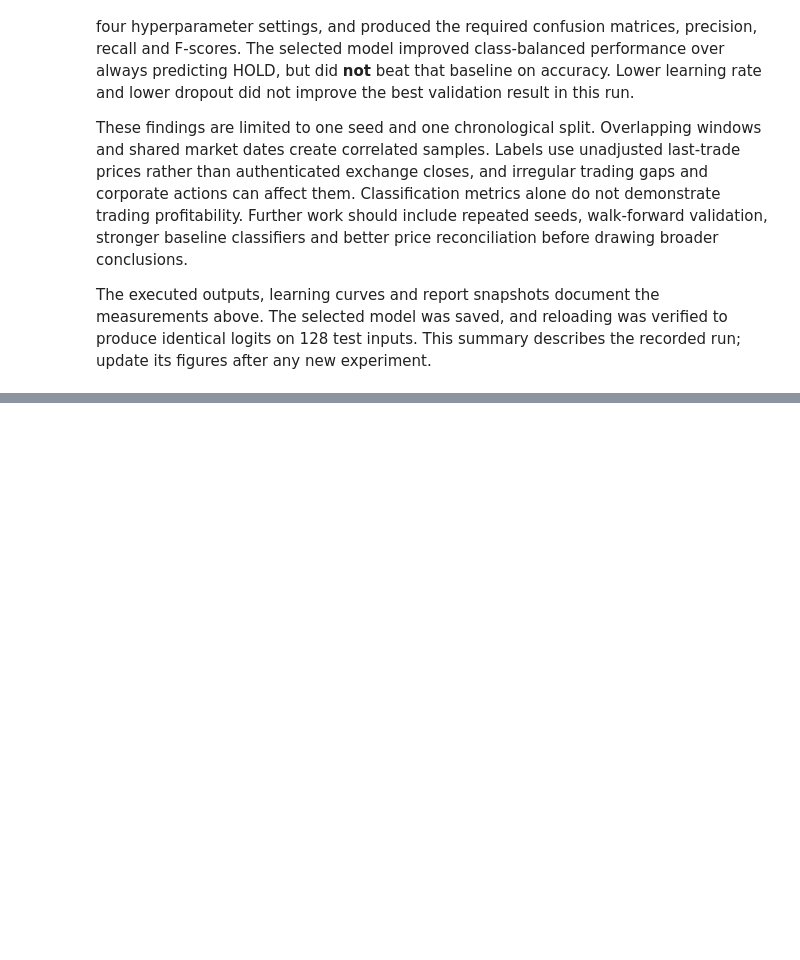
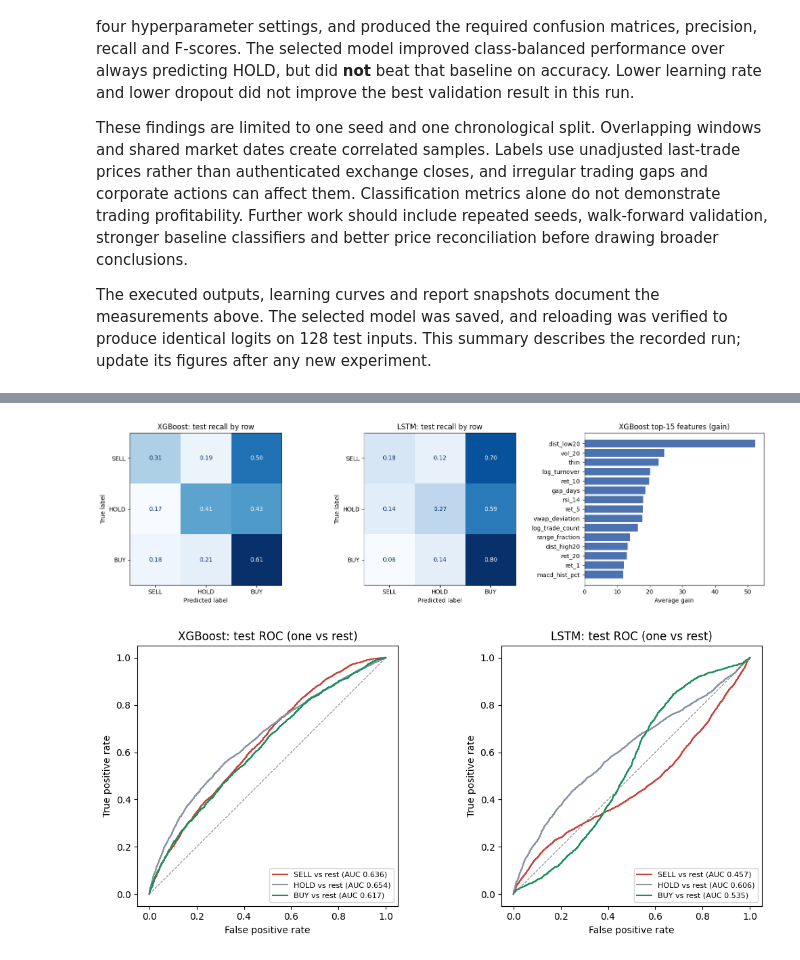
Before and after one commit to UttamChaudhary12/NepSE-Stock-Project, a Jupyter notebook: Uttam_EDA.ipynb, the cells around one changed output, grey strips where cells are left out. Saved outputs shown, nothing was run; the diff lists cells and outputs as text; code cells hidden in the pictures; blank space fills up the shorter version.

```diff
--- a/Uttam_EDA.ipynb
+++ b/Uttam_EDA.ipynb
@@ -800,0 +1231,64 @@ The executed outputs, learning curves and report snapshots document the measurem
+# %%
+from sklearn.metrics import roc_auc_score, roc_curve
+xgb_model = fit_xgb(XGB_FEATURES, FINAL_TRAIN, best_xgb, n_estimators=ablation_trees[best_set])
+xgb_pred = xgb_model.predict(p.loc[TEST, XGB_FEATURES])
+S_final, seq_mean, seq_std = scaled_matrix(TEST_START)
+seq_model, _ = train_seq(SEQ_KIND, S_final, FINAL_TRAIN, SEQ_BEST_EPOCH)
+seq_pred = predict_seq(seq_model, S_final, TEST)
+xgb_proba = xgb_model.predict_proba(p.loc[TEST, XGB_FEATURES])
+with torch.no_grad():
+    seq_model.eval()
+    seq_proba = np.concatenate([torch.softmax(seq_model(S_final[e[:, None] + OFFSETS]), 1).cpu().numpy()
+                                for e in batches(TEST, 1024)])
+assert np.array_equal(seq_proba.argmax(1), seq_pred)
+wf_scores = {'XGBoost': ablation.mean_val_macro_f1.max(), SEQ_KIND.upper(): best_seq.val_macro_f1}
+WINNER = max(wf_scores, key=wf_scores.get)
+PREDICTIONS = {'XGBoost': xgb_pred, SEQ_KIND.upper(): seq_pred, 'Always HOLD': np.ones_like(Y[TEST])}
+PROBAS = {'XGBoost': xgb_proba, SEQ_KIND.upper(): seq_proba, 'Always HOLD': np.tile([0., 1., 0.], (len(TEST), 1))}
+def auc_scores(proba):
+    """One-vs-rest AUC-ROC per class, plus macro and support-weighted averages."""
+    out = {f'AUC {c} vs rest': roc_auc_score(Y[TEST] == k, proba[:, k]) for k, c in enumerate(CLASSES)}
+    out['macro AUC'] = roc_auc_score(Y[TEST], proba, multi_class='ovr', average='macro')
+    out['weighted AUC'] = roc_auc_score(Y[TEST], proba, multi_class='ovr', average='weighted')
+    return out
+final_table = pd.DataFrame([dict(model=k, walk_forward_macro_f1=wf_scores.get(k, hold_wf),
+                                 **{f'test_{m}': v for m, v in scores(Y[TEST], pred).items()},
+                                 test_macro_auc=auc_scores(PROBAS[k])['macro AUC'])
+                            for k, pred in PREDICTIONS.items()])
+print('Model chosen by walk-forward validation:', WINNER)
+print(final_table.to_string(index=False))
+for name in sorted(['XGBoost', SEQ_KIND.upper()], key=lambda n: n != WINNER):
+    print(f'\n{name} test classification report (precision, recall, F1):')
+    print(classification_report(Y[TEST], PREDICTIONS[name], labels=[0, 1, 2], target_names=CLASSES,
+                                digits=4, zero_division=0))
+auc_table = pd.DataFrame([dict(model=k, **auc_scores(PROBAS[k])) for k in ['XGBoost', SEQ_KIND.upper()]])
+print('Test AUC-ROC, one class vs the rest (0.5 = chance; always-HOLD scores 0.5):')
+print(auc_table.round(4).to_string(index=False))
+fig, axes = plt.subplots(1, 3, figsize=(16, 4.5))
+for ax, name in zip(axes[:2], ['XGBoost', SEQ_KIND.upper()]):
+    ConfusionMatrixDisplay.from_predictions(Y[TEST], PREDICTIONS[name], labels=[0, 1, 2],
+        display_labels=CLASSES, normalize='true', values_format='.2f', cmap='Blues', ax=ax, colorbar=False)
+    ax.set_title(f'{name}: test recall by row')
+gain = pd.Series(xgb_model.get_booster().get_score(importance_type='gain')).sort_values().tail(15)
+axes[2].barh(gain.index, gain.values, color='#4C72B0')
+axes[2].set(title='XGBoost top-15 features (gain)', xlabel='Average gain')
+fig.tight_layout()
+fig.savefig(OUT2/'final_evaluation.png', dpi=160)
+plt.show()
+ROC_COLORS = {'SELL': '#c8423b', 'HOLD': '#8a94a6', 'BUY': '#1a8f5a'}
+def plot_roc(ax, proba, title):
+    for k, c in enumerate(CLASSES):
+        fpr, tpr, _ = roc_curve(Y[TEST] == k, proba[:, k])
+        ax.plot(fpr, tpr, color=ROC_COLORS[c], label=f'{c} vs rest (AUC {roc_auc_score(Y[TEST] == k, proba[:, k]):.3f})')
+    ax.plot([0, 1], [0, 1], color='gray', ls='--', lw=.8)
+    ax.set(title=title, xlabel='False positive rate', ylabel='True positive rate', aspect='equal')
+    ax.legend(loc='lower right', fontsize=8)
+fig, axes = plt.subplots(1, 2, figsize=(11, 4.8))
+for ax, name in zip(axes, ['XGBoost', SEQ_KIND.upper()]):
+    plot_roc(ax, PROBAS[name], f'{name}: test ROC (one vs rest)')
+fig.tight_layout()
+fig.savefig(OUT2/'roc_curves.png', dpi=160)
+plt.show()
+final_table.to_csv(OUT2/'final_comparison.csv', index=False)
+auc_table.to_csv(OUT2/'auc_roc.csv', index=False)
+# %% [output]
@@ -800,0 +1312,2 @@ The executed outputs, learning curves and report snapshots document the measurem
+[figure, added]
+[figure, added]
```
Also changed, not shown: parts of 47 cells of this notebook, 31 other files.
